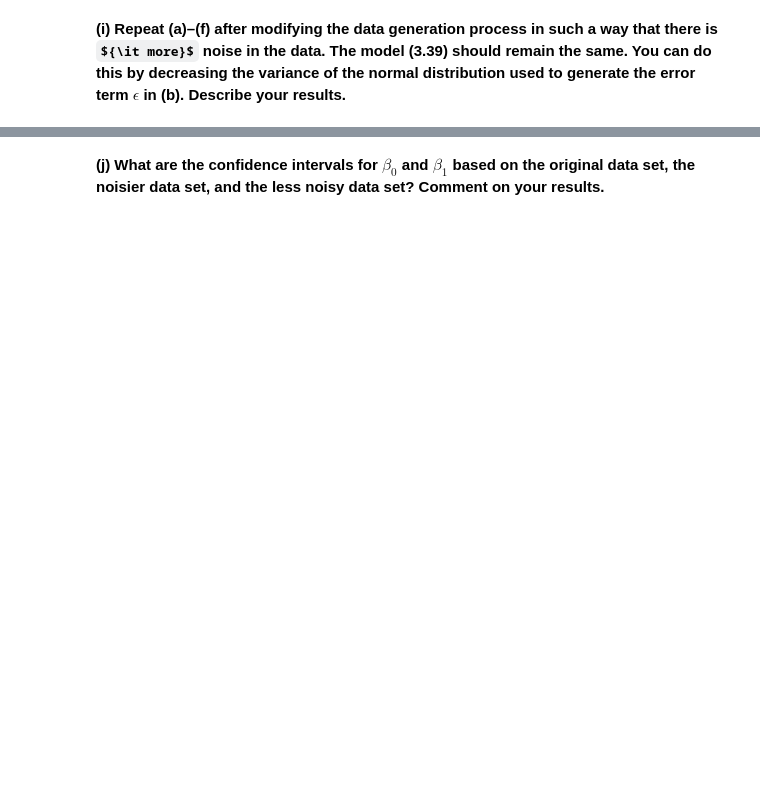
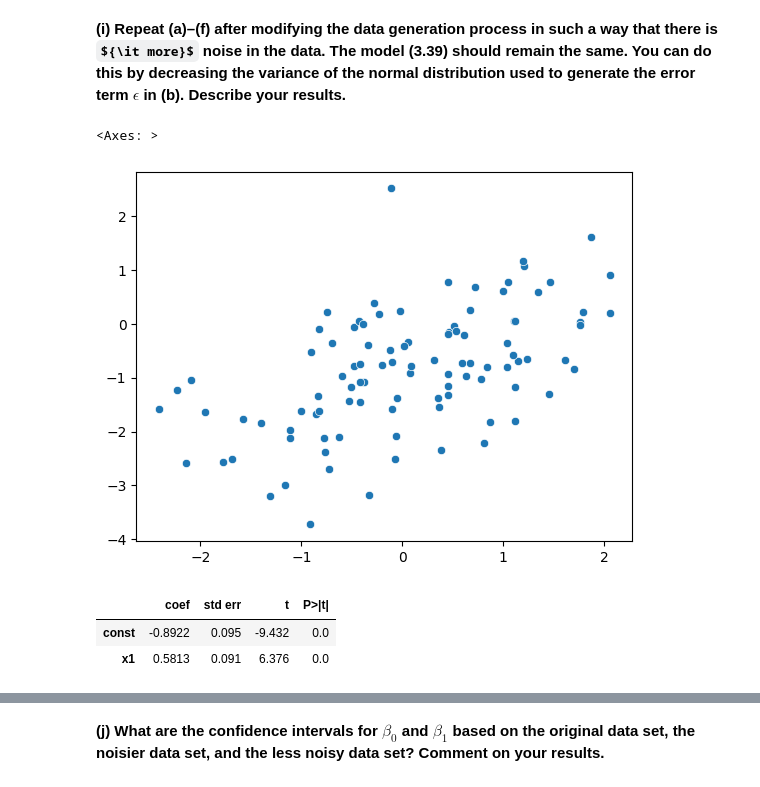
Before and after one commit to WillDBM/DATA-303, a Jupyter notebook: Lab/Armentrout_William_Lab4.ipynb, the cells around one changed output, grey strips where cells are left out. Saved outputs shown, nothing was run; the diff lists cells and outputs as text; code cells hidden in the pictures; some formulas as TeX source; blank space fills up the shorter version.

```diff
--- a/Lab/Armentrout_William_Lab4.ipynb
+++ b/Lab/Armentrout_William_Lab4.ipynb
@@ -187,3 +216,24 @@ $\epsilon$ in (b). Describe your results.**
 such a way that there is ${\it more}$ noise in the data. The model (3.39)
 should remain the same. You can do this by decreasing the variance of the normal distribution used to generate the error term
 $\epsilon$ in (b). Describe your results.**
+# %%
+# A
+X = np.random.normal(0,1,100)
+# B (New variance of 0.81 larger than 0.25 from before)
+eps = np.random.normal(0,.9,100)
+# C
+Y = -1 + 0.5*X + eps
+# D
+sns.scatterplot(x=X, y=Y)
+# %% [output]
+<Axes: >
+[figure, added]
+# %%
+# E
+model = sm.OLS(Y, sm.add_constant(X))
+results_more_noise = model.fit()
+summarize(results_more_noise)
+# %% [output]
+|  | coef | std err | t | P>|t| |
+| const | -0.8922 | 0.095 | -9.432 | 0.0 |
+| x1 | 0.5813 | 0.091 | 6.376 | 0.0 |
```
Also changed, not shown: parts of 9 cells of this notebook.
